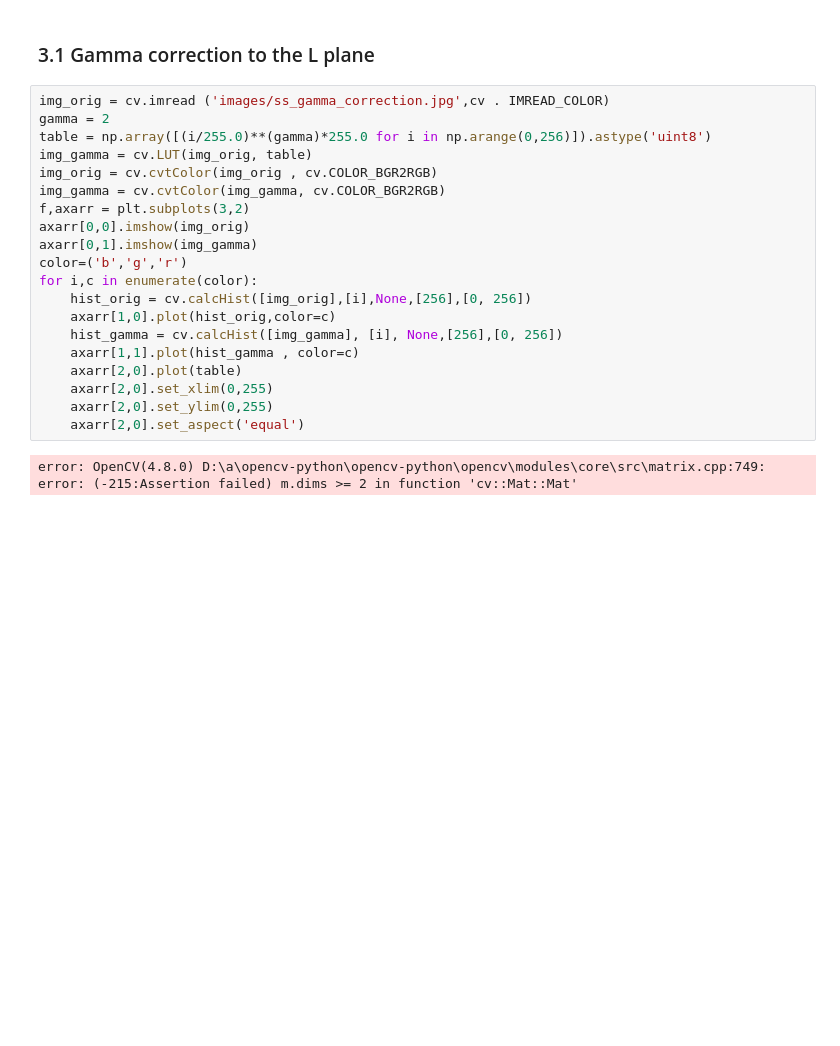
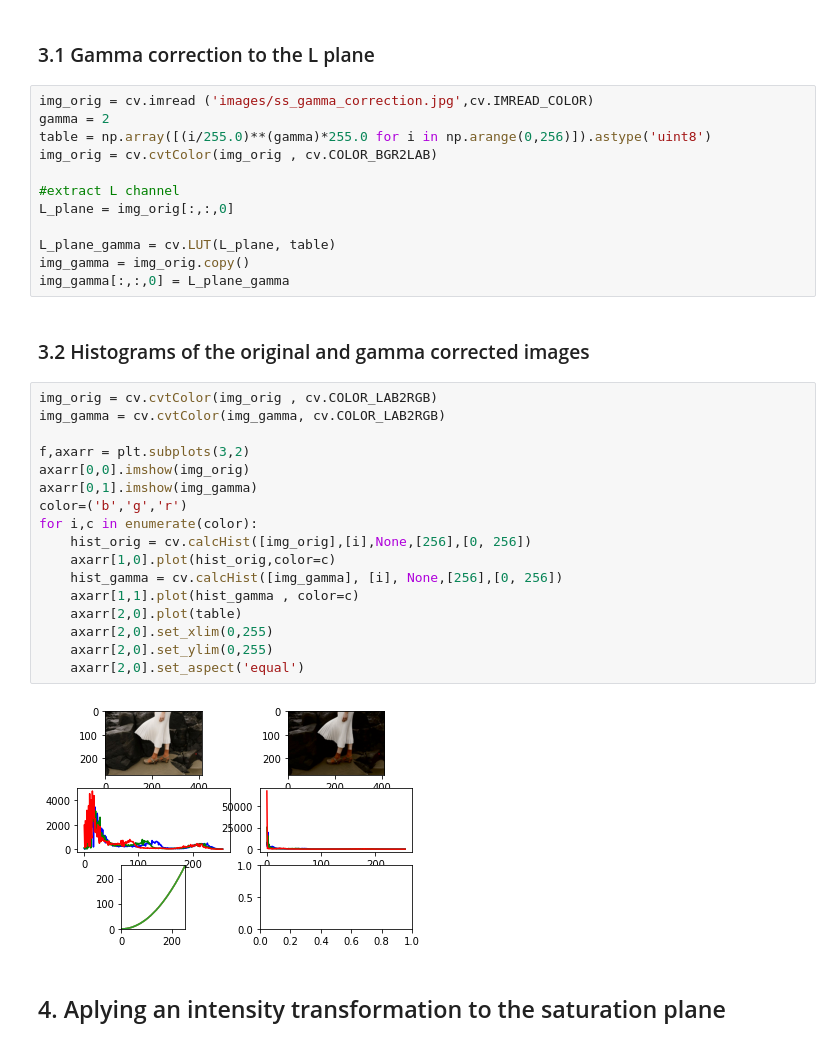
Before and after one commit to UlinduP/EN3160_Image_Processing_and_Machine_Vision, a Jupyter notebook: assignment_01.ipynb, the cells around one changed output. Saved outputs shown, nothing was run; the diff lists cells and outputs as text; blank space fills up the shorter version.

```diff
--- a/assignment_01.ipynb
+++ b/assignment_01.ipynb
@@ -116,25 +116,38 @@ cv.destroyAllWindows()
 ## 3.
 # %% [markdown]
 ### 3.1 Gamma correction to the L plane
+# %%
+img_orig = cv.imread ('images/ss_gamma_correction.jpg',cv.IMREAD_COLOR)
+gamma = 2
+table = np.array([(i/255.0)**(gamma)*255.0 for i in np.arange(0,256)]).astype('uint8')
+img_orig = cv.cvtColor(img_orig , cv.COLOR_BGR2LAB)
+
+#extract L channel
+L_plane = img_orig[:,:,0]
+
+L_plane_gamma = cv.LUT(L_plane, table)
+img_gamma = img_orig.copy()
+img_gamma[:,:,0] = L_plane_gamma
+# %% [markdown]
+### 3.2 Histograms of the original and gamma corrected images
 # %%
-img_orig = cv.imread ('images/ss_gamma_correction.jpg',cv . IMREAD_COLOR)
-gamma = 2
-table = np.array([(i/255.0)**(gamma)*255.0 for i in np.arange(0,256)]).astype('uint8')
-img_gamma = cv.LUT(img_orig, table)
-img_orig = cv.cvtColor(img_orig , cv.COLOR_BGR2RGB)
-img_gamma = cv.cvtColor(img_gamma, cv.COLOR_BGR2RGB)
+img_orig = cv.cvtColor(img_orig , cv.COLOR_LAB2RGB)
+img_gamma = cv.cvtColor(img_gamma, cv.COLOR_LAB2RGB)
+
 f,axarr = plt.subplots(3,2)
 axarr[0,0].imshow(img_orig)
 axarr[0,1].imshow(img_gamma)
 color=('b','g','r')
 for i,c in enumerate(color):
     hist_orig = cv.calcHist([img_orig],[i],None,[256],[0, 256])
     axarr[1,0].plot(hist_orig,color=c)
     hist_gamma = cv.calcHist([img_gamma], [i], None,[256],[0, 256])
     axarr[1,1].plot(hist_gamma , color=c)
     axarr[2,0].plot(table)
     axarr[2,0].set_xlim(0,255)
     axarr[2,0].set_ylim(0,255)
     axarr[2,0].set_aspect('equal')
 # %% [output]
-error: OpenCV(4.8.0) D:\a\opencv-python\opencv-python\opencv\modules\core\src\matrix.cpp:749: error: (-215:Assertion failed) m.dims >= 2 in function 'cv::Mat::Mat'
+[figure, added]
+# %% [markdown]
+## 4. Aplying an intensity transformation to the saturation plane
```
Also changed, not shown: parts of 4 cells of this notebook, 2 other files.
